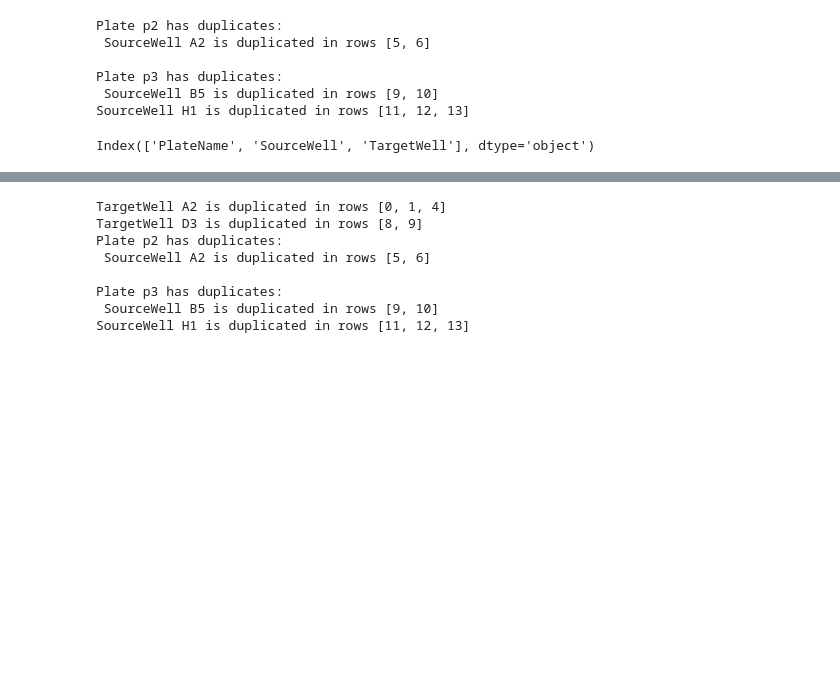
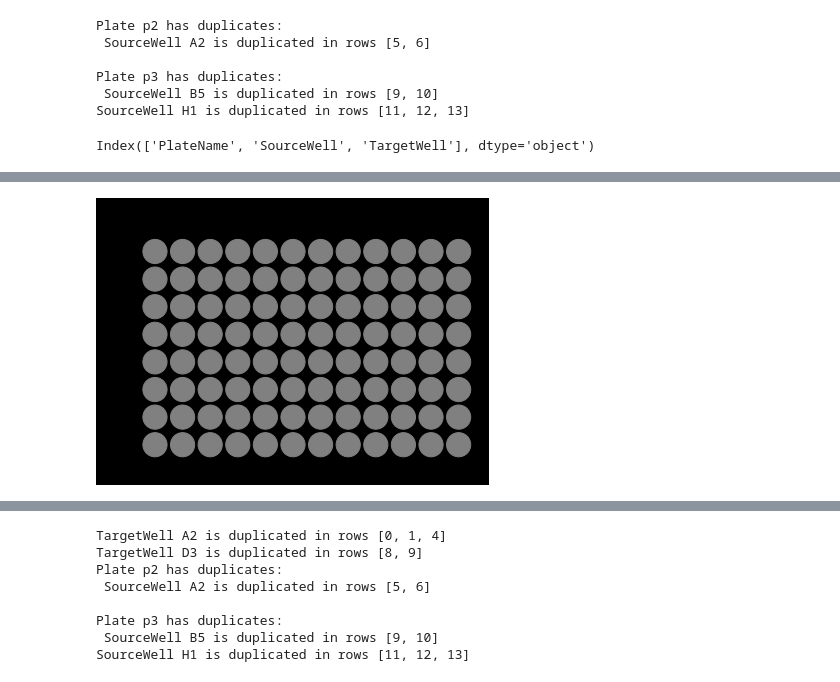
Before and after one commit to czbiohub-sf/WellLit, a Jupyter notebook: experiments/Testing.ipynb, the cells around one changed output, grey strips where cells are left out. Cells and saved outputs as stored; diff of their text form; code cells hidden in the pictures; blank space fills up the shorter version.

Commit message:
rewrote platelighting and well classes, start exp with well2well

```diff
--- a/experiments/Testing.ipynb
+++ b/experiments/Testing.ipynb
@@ -114,0 +131,17 @@ class Transfer:
+# %%
+import matplotlib.pyplot as plt
+
+a1_x = 0.1
+a1_y = 0.2
+shape = 'circle'
+radius = 0.035
+side_length = 0.054
+well_spacing = 0.08
+size_param = {}
+size_param['circle'] = radius
+size_param['square'] = side_length
+matplotlib.rcParams['figure.figsize'] = (6.0, 4)
+
+pl = PlateLighting(a1_x, a1_y, shape, size_param, well_spacing)
+# %% [output]
+[figure, added]
```
Also changed, not shown: parts of 10 cells of this notebook, 6 other files.
